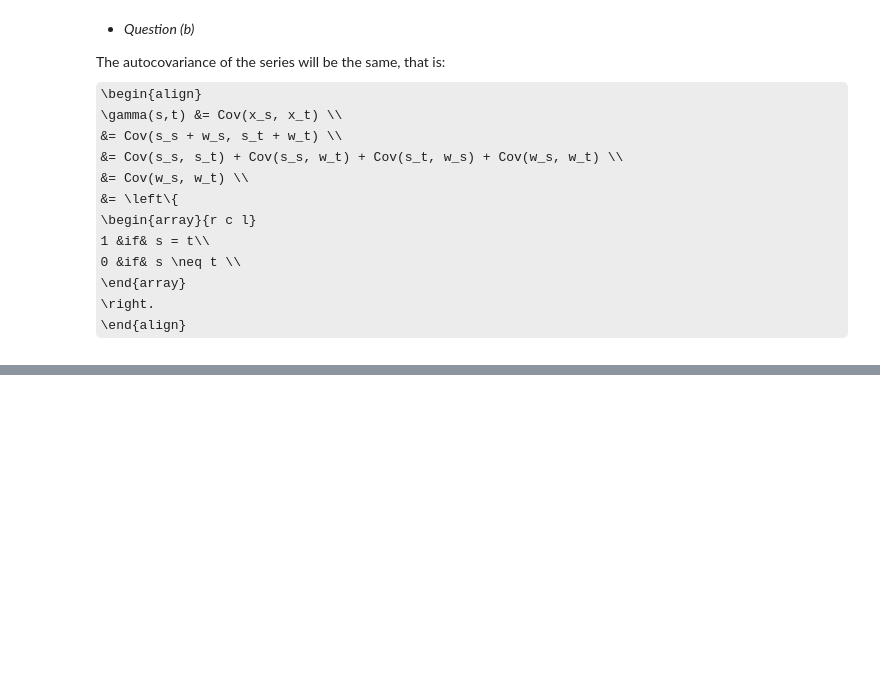
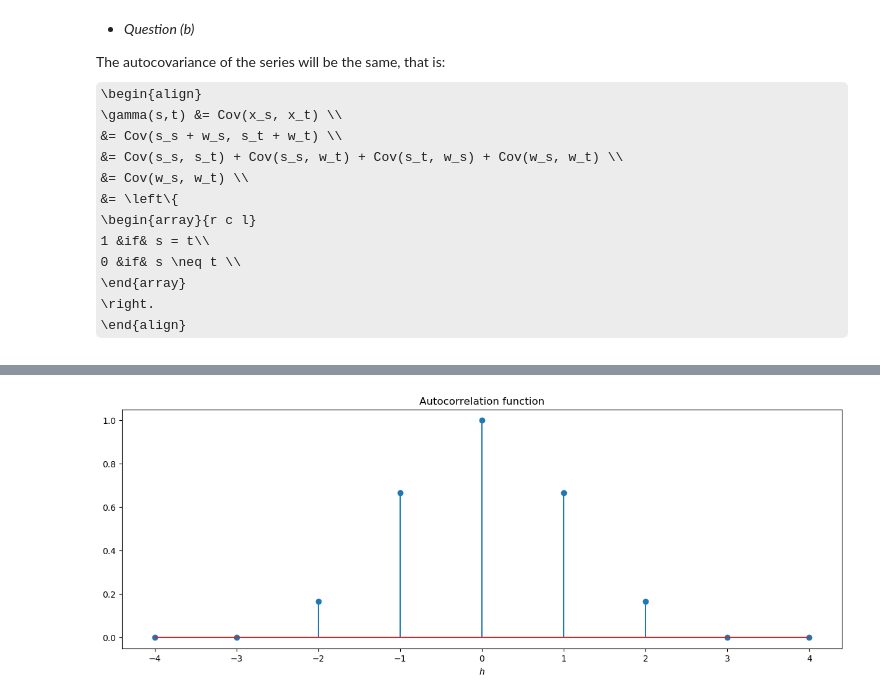
Before and after one commit to StevenGolovkine/TSAA, a Jupyter notebook: notebooks/02-characteristics-time-series.ipynb, the cells around one changed output, grey strips where cells are left out. Drawn from its saved outputs; the diff is of its cells as text; code cells hidden in the pictures; some formulas as TeX source; blank space fills up the shorter version.

```diff
--- a/notebooks/02-characteristics-time-series.ipynb
+++ b/notebooks/02-characteristics-time-series.ipynb
@@ -342,0 +385,9 @@ The mean of the moving average is
+# %%
+# Plot the ACF
+figure(figsize=(15, 5))
+stem(-4:4, [0, 0, 1/6, 2/3, 1, 2/3, 1/6, 0, 0], use_line_collection=true)
+xlabel(L"$h$")
+title("Autocorrelation function")
+show()
+# %% [output]
+[figure, added]
```
Also changed, not shown: parts of 10 cells of this notebook.
